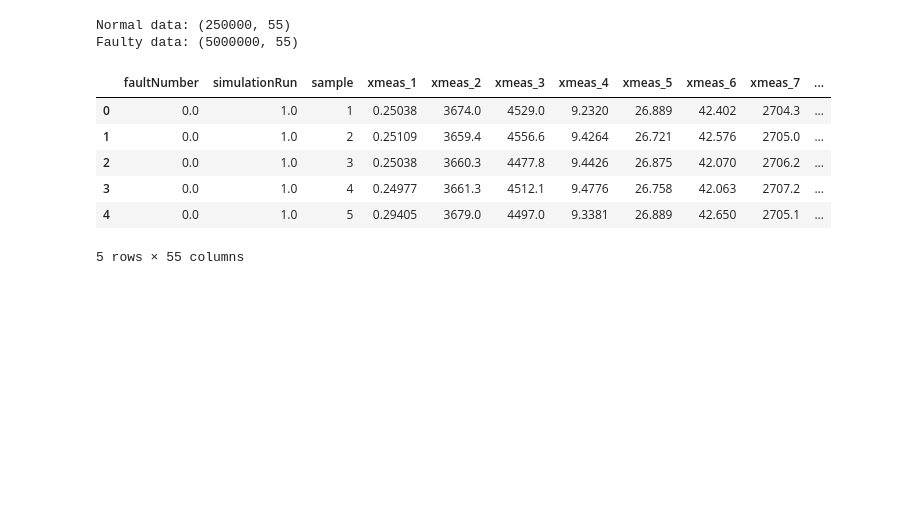
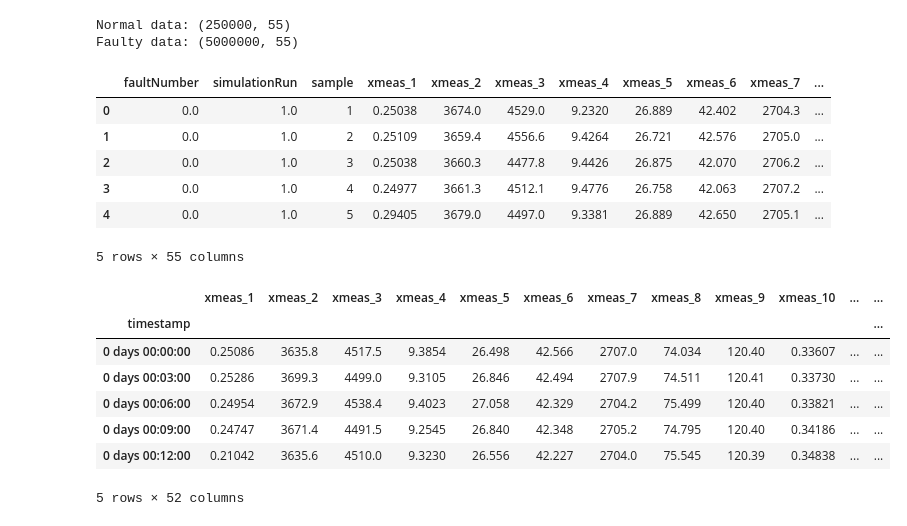
Before and after one commit to antonionicampos/anomaly-detection, a Jupyter notebook: data_exploration.ipynb, the cells around one changed output. Drawn from its saved outputs; the diff is of its cells as text; code cells hidden in the pictures; blank space fills up the shorter version.

Commit message:
exploring tep normal data

```diff
--- a/data_exploration.ipynb
+++ b/data_exploration.ipynb
@@ -19,3 +20,18 @@ Faulty data: (5000000, 55)
 | 3 | 0.0 | 1.0 | 4 | 0.24977 | 3661.3 | 4512.1 | 9.4776 | 26.758 | 42.063 | 2707.2 | ... |
 | 4 | 0.0 | 1.0 | 5 | 0.29405 | 3679.0 | 4497.0 | 9.3381 | 26.889 | 42.650 | 2705.1 | ... |
 5 rows × 55 columns
+# %%
+simulation = 20.0
+normal_sim = normal[normal['simulationRun'] == simulation].iloc[:, 3:]
+normal_sim.index = pd.timedelta_range(start="0 minutes", periods=500, freq='3T', name='timestamp')
+
+normal_sim.head()
+# %% [output]
+|  | xmeas_1 | xmeas_2 | xmeas_3 | xmeas_4 | xmeas_5 | xmeas_6 | xmeas_7 | xmeas_8 | xmeas_9 | xmeas_10 | ... | ... |
+| timestamp |  |  |  |  |  |  |  |  |  |  |  | ... |
+| 0 days 00:00:00 | 0.25086 | 3635.8 | 4517.5 | 9.3854 | 26.498 | 42.566 | 2707.0 | 74.034 | 120.40 | 0.33607 | ... | ... |
+| 0 days 00:03:00 | 0.25286 | 3699.3 | 4499.0 | 9.3105 | 26.846 | 42.494 | 2707.9 | 74.511 | 120.41 | 0.33730 | ... | ... |
+| 0 days 00:06:00 | 0.24954 | 3672.9 | 4538.4 | 9.4023 | 27.058 | 42.329 | 2704.2 | 75.499 | 120.40 | 0.33821 | ... | ... |
+| 0 days 00:09:00 | 0.24747 | 3671.4 | 4491.5 | 9.2545 | 26.840 | 42.348 | 2705.2 | 74.795 | 120.40 | 0.34186 | ... | ... |
+| 0 days 00:12:00 | 0.21042 | 3635.6 | 4510.0 | 9.3230 | 26.556 | 42.227 | 2704.0 | 75.545 | 120.39 | 0.34838 | ... | ... |
+5 rows × 52 columns
```
Also changed, not shown: parts of 3 cells of this notebook.
